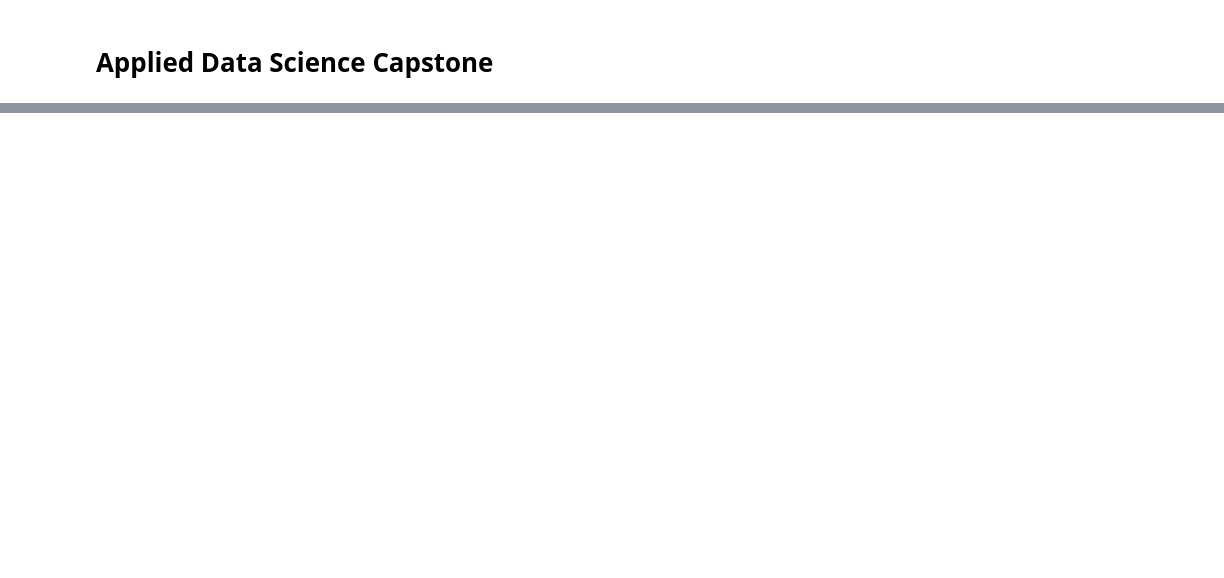
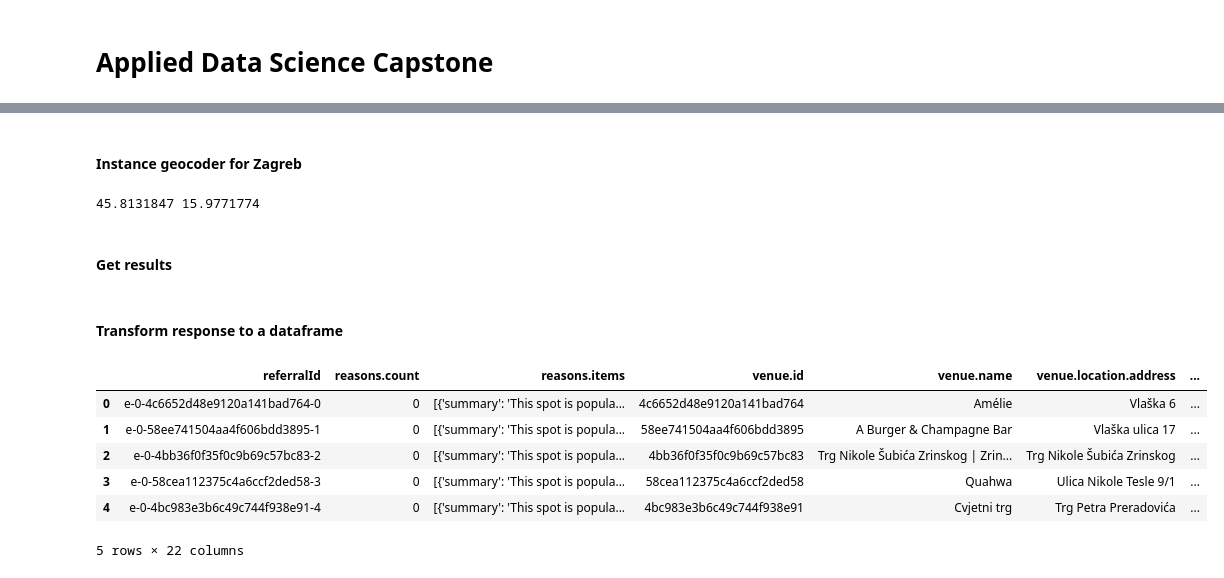
Before and after one commit to pvitez17/Coursera_Capstone, a Jupyter notebook: Capstone.ipynb, the cells around one changed output, grey strips where cells are left out. Drawn from its saved outputs; the diff is of its cells as text; code cells hidden in the pictures; blank space fills up the shorter version.

```diff
--- a/Capstone.ipynb
+++ b/Capstone.ipynb
@@ -24,0 +45,6 @@ in these two cities. We are going to examine which of the two cities has more in
+# %%
+CLIENT_ID = 'H1YI1IFUJP2TVASK1Q4DAIE5MJKQJOPK4HBYKQADZ0Y4WD5E' # your Foursquare ID
+CLIENT_SECRET = 'Y0AZ1HS3USW5FHSB2T1SAYF2HGRWYQBWILOJA3YAM353LXIX' # your Foursquare Secret
+ACCESS_TOKEN = '10PPE2HKPYK3USQHV2I14Q05S0ADKFY5JHTMTRH3JW24FI2F' # your FourSquare Access Token
+VERSION = '20180604'
+LIMIT = 1000
@@ -24,0 +144,17 @@ in these two cities. We are going to examine which of the two cities has more in
+# %% [markdown]
+#### Instance geocoder for Zagreb
+# %%
+address = 'Zagreb'
+
+geolocator = Nominatim(user_agent="vz_foursquare_agent")
+location = geolocator.geocode(address)
+latitude = location.latitude
+longitude = location.longitude
+radius = 10000
+print(latitude, longitude)
+# %% [output]
+45.8131847 15.9771774
+# %%
+url = 'https://api.foursquare.com/v2/venues/explore?client_id={}&client_secret={}&ll={},{}&oauth_token={}&v={}&radius={}&limit={}'.format(CLIENT_ID, CLIENT_SECRET, latitude, longitude,ACCESS_TOKEN, VERSION, radius, LIMIT)
+# %% [markdown]
+#### Get results
@@ -24,0 +163,14 @@ in these two cities. We are going to examine which of the two cities has more in
+# %% [markdown]
+#### Transform response to a dataframe
+# %%
+venues = results['response']['groups'][0]['items']
+zg_dataframe = json_normalize(venues)
+zg_dataframe.head()
+# %% [output]
+|  | referralId | reasons.count | reasons.items | venue.id | venue.name | venue.location.address | ... |
+| 0 | e-0-4c6652d48e9120a141bad764-0 | 0 | [{'summary': 'This spot is popula... | 4c6652d48e9120a141bad764 | Amélie | Vlaška 6 | ... |
+| 1 | e-0-58ee741504aa4f606bdd3895-1 | 0 | [{'summary': 'This spot is popula... | 58ee741504aa4f606bdd3895 | A Burger & Champagne Bar | Vlaška ulica 17 | ... |
+| 2 | e-0-4bb36f0f35f0c9b69c57bc83-2 | 0 | [{'summary': 'This spot is popula... | 4bb36f0f35f0c9b69c57bc83 | Trg Nikole Šubića Zrinskog | Zrin... | Trg Nikole Šubića Zrinskog | ... |
+| 3 | e-0-58cea112375c4a6ccf2ded58-3 | 0 | [{'summary': 'This spot is popula... | 58cea112375c4a6ccf2ded58 | Quahwa | Ulica Nikole Tesle 9/1 | ... |
+| 4 | e-0-4bc983e3b6c49c744f938e91-4 | 0 | [{'summary': 'This spot is popula... | 4bc983e3b6c49c744f938e91 | Cvjetni trg | Trg Petra Preradovića | ... |
+5 rows × 22 columns
```
Also changed, not shown: parts of 55 cells of this notebook.
